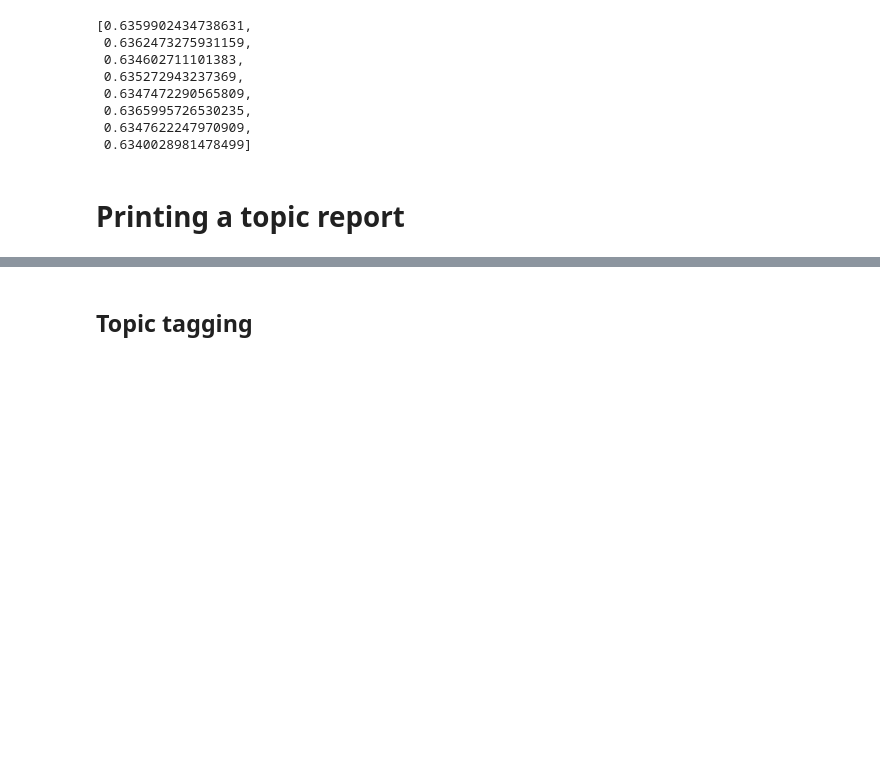
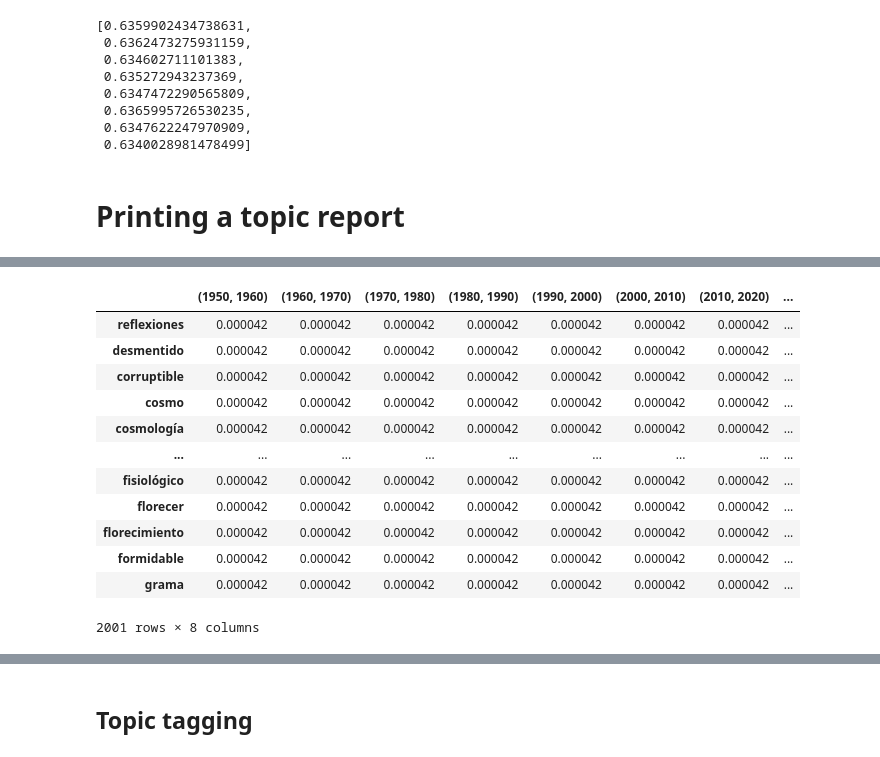
Before and after one commit to juanrloaiza/latinamerican-philosophy-mining, a Jupyter notebook: notebooks/3.5-LDA-DTM.ipynb, the cells around one changed output, grey strips where cells are left out. Drawn from its saved outputs; the diff is of its cells as text; code cells hidden in the pictures; blank space fills up the shorter version.

Commit message:
Adds time slices as columns, adds a minimum of 10 words

```diff
--- a/notebooks/3.5-LDA-DTM.ipynb
+++ b/notebooks/3.5-LDA-DTM.ipynb
@@ -160,0 +161,8 @@ len(final_model.get_orphans())
+# %%
+from utils.corpus import Corpus
+from utils.model import Model
+
+corpus = Corpus(registry_path = 'utils/article_registry.json')
+
+model = Model(corpus, 90, seed=2221)
+model.load_topics()
@@ -161,2 +179,18 @@ len(final_model.get_orphans())
+# %%
+model.topics[0].top_evolution_world_table()
+# %% [output]
+|  | (1950, 1960) | (1960, 1970) | (1970, 1980) | (1980, 1990) | (1990, 2000) | (2000, 2010) | (2010, 2020) | ... |
+| reflexiones | 0.000042 | 0.000042 | 0.000042 | 0.000042 | 0.000042 | 0.000042 | 0.000042 | ... |
+| desmentido | 0.000042 | 0.000042 | 0.000042 | 0.000042 | 0.000042 | 0.000042 | 0.000042 | ... |
+| corruptible | 0.000042 | 0.000042 | 0.000042 | 0.000042 | 0.000042 | 0.000042 | 0.000042 | ... |
+| cosmo | 0.000042 | 0.000042 | 0.000042 | 0.000042 | 0.000042 | 0.000042 | 0.000042 | ... |
+| cosmología | 0.000042 | 0.000042 | 0.000042 | 0.000042 | 0.000042 | 0.000042 | 0.000042 | ... |
+| ... | ... | ... | ... | ... | ... | ... | ... | ... |
+| fisiológico | 0.000042 | 0.000042 | 0.000042 | 0.000042 | 0.000042 | 0.000042 | 0.000042 | ... |
+| florecer | 0.000042 | 0.000042 | 0.000042 | 0.000042 | 0.000042 | 0.000042 | 0.000042 | ... |
+| florecimiento | 0.000042 | 0.000042 | 0.000042 | 0.000042 | 0.000042 | 0.000042 | 0.000042 | ... |
+| formidable | 0.000042 | 0.000042 | 0.000042 | 0.000042 | 0.000042 | 0.000042 | 0.000042 | ... |
+| grama | 0.000042 | 0.000042 | 0.000042 | 0.000042 | 0.000042 | 0.000042 | 0.000042 | ... |
+2001 rows × 8 columns
 # %%
 output = ""
```
Also changed, not shown: parts of 9 cells of this notebook, 4 other files.
